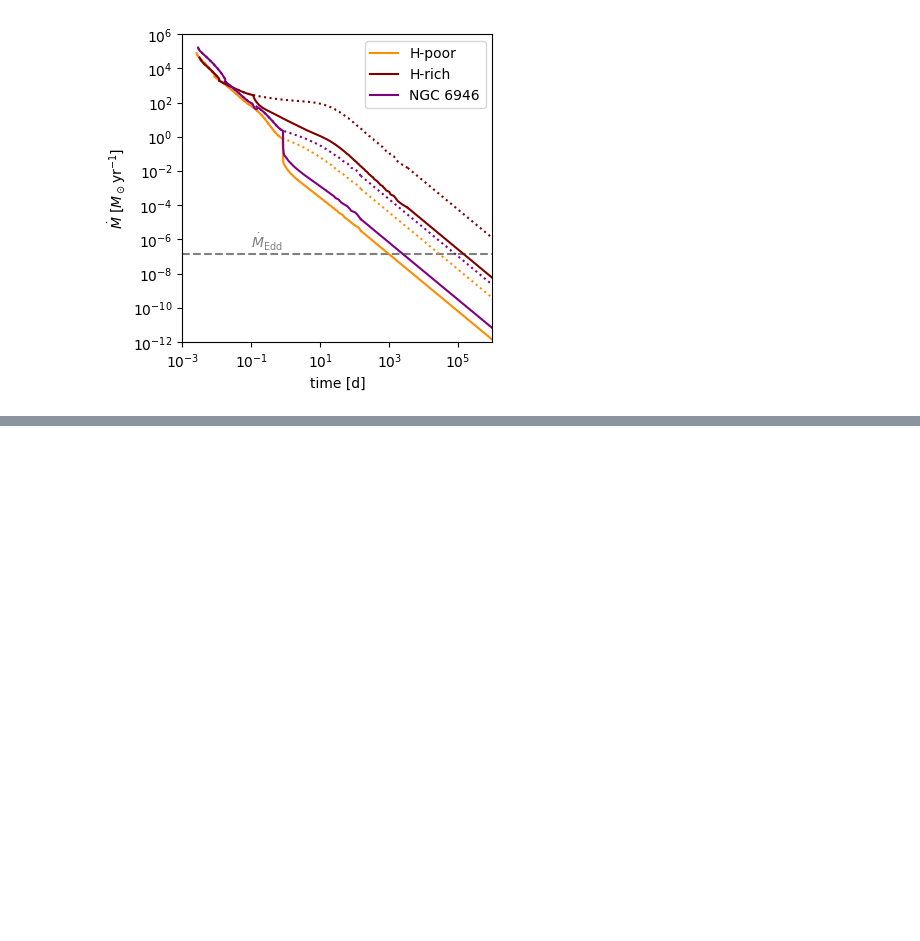
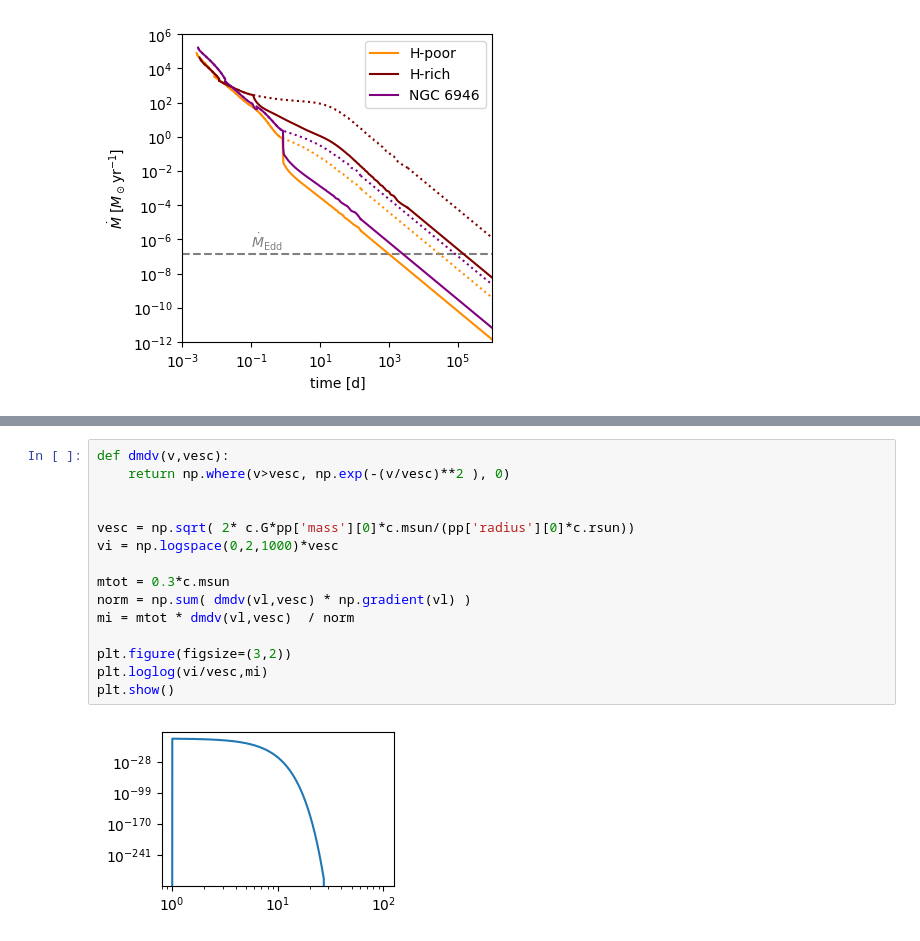
Before and after one commit to morganemacleod/FailedSNCalcs, a Jupyter notebook: MESAfailedSN.ipynb, the cells around one changed output, grey strips where cells are left out. Drawn from its saved outputs; the diff is of its cells as text; blank space fills up the shorter version.

```diff
--- a/MESAfailedSN.ipynb
+++ b/MESAfailedSN.ipynb
@@ -960,0 +976,17 @@ plt.legend()
+# %%
+def dmdv(v,vesc):
+    return np.where(v>vesc, np.exp(-(v/vesc)**2 ), 0)
+
+
+vesc = np.sqrt( 2* c.G*pp['mass'][0]*c.msun/(pp['radius'][0]*c.rsun))
+vi = np.logspace(0,2,1000)*vesc
+
+mtot = 0.3*c.msun
+norm = np.sum( dmdv(vl,vesc) * np.gradient(vl) )
+mi = mtot * dmdv(vl,vesc)  / norm
+
+plt.figure(figsize=(3,2))
+plt.loglog(vi/vesc,mi)
+plt.show()
+# %% [output]
+[figure, added]
```
Also changed, not shown: parts of 3 cells of this notebook.
